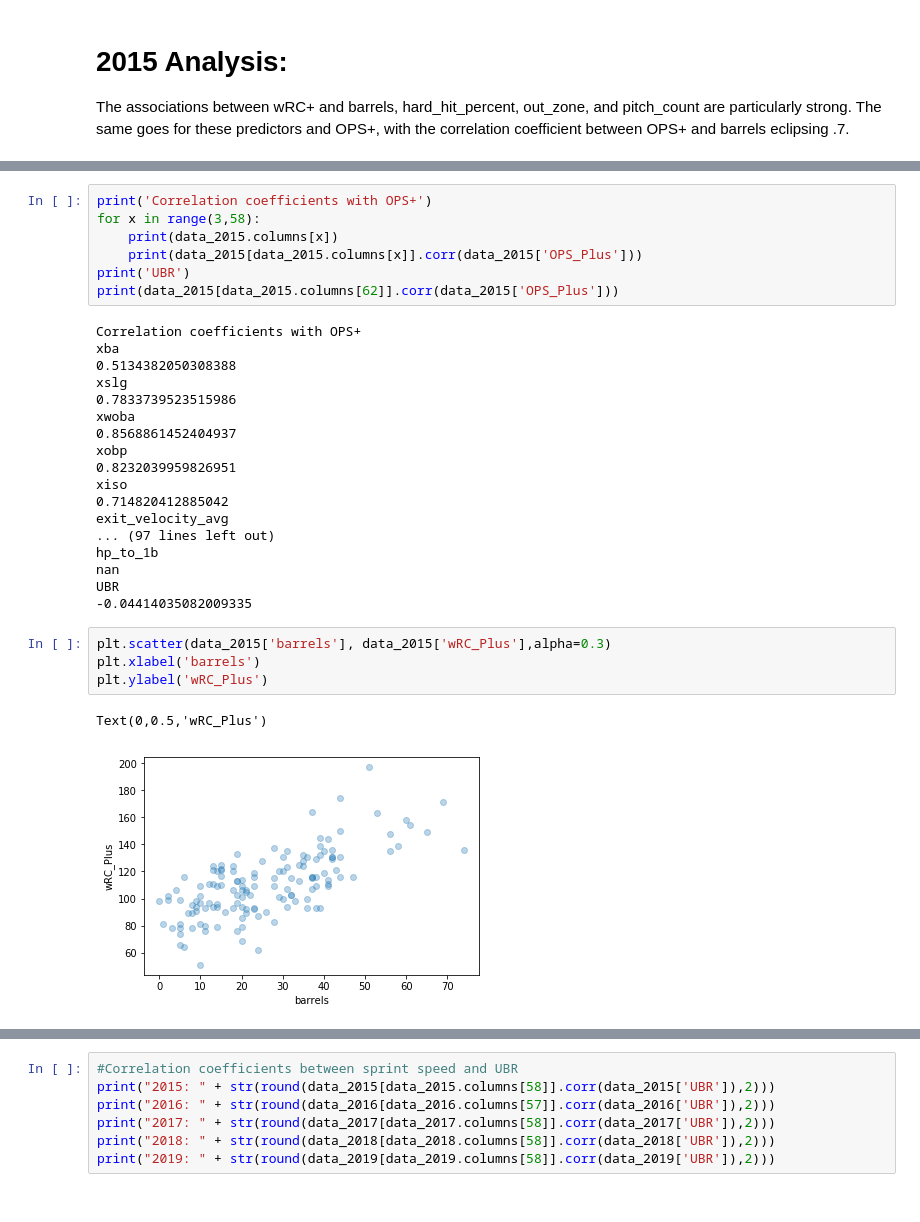
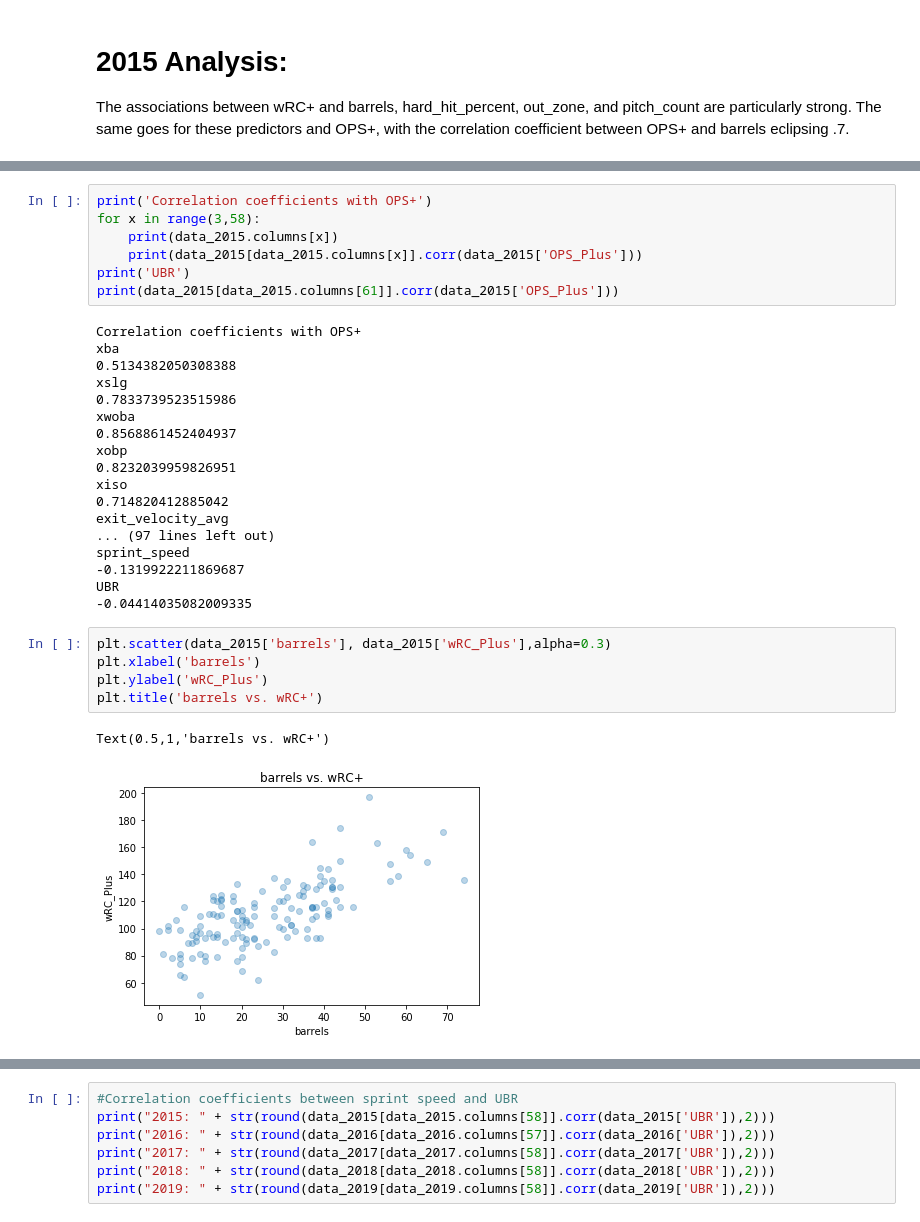
Before and after one commit to GeoffreyBrann/info2950, a Jupyter notebook: Phase_2_final.ipynb, the cells around one changed output, grey strips where cells are left out. Drawn from its saved outputs; the diff is of its cells as text.

```diff
--- a/Phase_2_final.ipynb
+++ b/Phase_2_final.ipynb
@@ -652,7 +670,7 @@ for x in range(3,58):
     print(data_2015.columns[x])
     print(data_2015[data_2015.columns[x]].corr(data_2015['OPS_Plus']))
 print('UBR')
-print(data_2015[data_2015.columns[62]].corr(data_2015['OPS_Plus']))
+print(data_2015[data_2015.columns[61]].corr(data_2015['OPS_Plus']))
 # %% [output]
 Correlation coefficients with OPS+
 xba
@@ -667,17 +685,18 @@ xiso
 0.714820412885042
 exit_velocity_avg
 ... (97 lines left out)
-hp_to_1b
-nan
+sprint_speed
+-0.1319922211869687
 UBR
 -0.04414035082009335
 # %%
 plt.scatter(data_2015['barrels'], data_2015['wRC_Plus'],alpha=0.3)
 plt.xlabel('barrels')
 plt.ylabel('wRC_Plus')
+plt.title('barrels vs. wRC+')
 # %% [output]
-Text(0,0.5,'wRC_Plus')
+Text(0.5,1,'barrels vs. wRC+')
-[figure, old version]
+[figure, new version]
 # %%
 plt.scatter(data_2015['hard_hit_percent'], data_2015['wRC_Plus'],alpha=0.3)
 plt.xlabel('hard_hit_percent')
```
Also changed, not shown: parts of 11 cells of this notebook.
